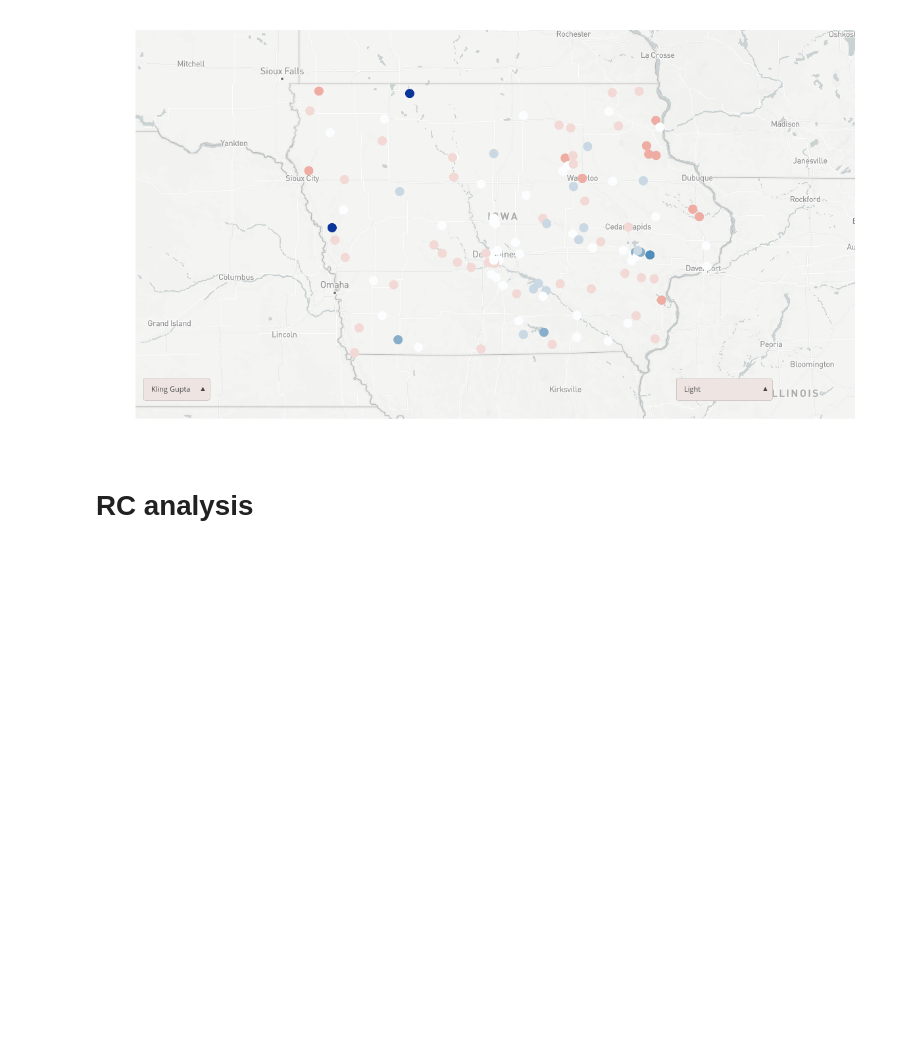
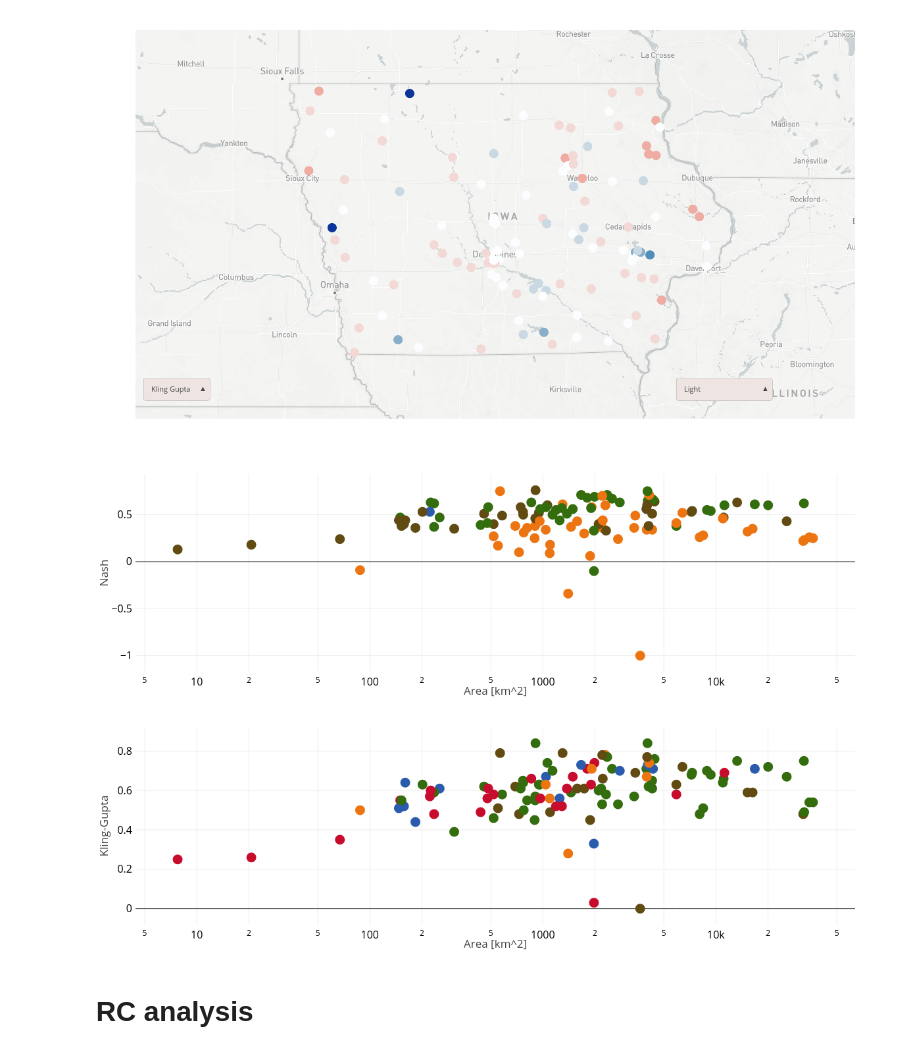
Before and after one commit to nicolas998/Scratch, a Jupyter notebook: RunoffExperiment/Tl_Maps.ipynb, the cells around one changed output. Saved outputs shown, nothing was run; the diff lists cells and outputs as text; code cells hidden in the pictures; blank space fills up the shorter version.

```diff
--- a/RunoffExperiment/Tl_Maps.ipynb
+++ b/RunoffExperiment/Tl_Maps.ipynb
@@ -317,6 +396,17 @@ data.append(event_data)
 div = PlotMap(data, updatemenus)
 # %% [output]
 [figure]
+# %%
+A = ['%.2f'%i for i in Area]; A = [float(i) for i in A]
+N = ['%.2f'%i for i in NEval]; N = [float(i) for i in N]
+minV = np.log(A).min(); maxV = np.log(A).max()
+div, fig = Scatter(A, N, Color=ColorNE, width=500,height=300, xLabel='Area [km^2]', yLabel='Nash', Xtype='log',rangoX=None, rangoY=None)
+
+K = ['%.2f'%i for i in KGval]; K = [float(i) for i in K]
+div2, fig = Scatter(A, K, Color=ColorKG, width=500,height=300, xLabel='Area [km^2]', yLabel='Kling-Gupta', Xtype='log')
+# %% [output]
+[figure, added]
+[figure, added]
 # %% [markdown]
 # RC analysis
 # %%
```
Also changed, not shown: parts of 22 cells of this notebook, 1 other file.
